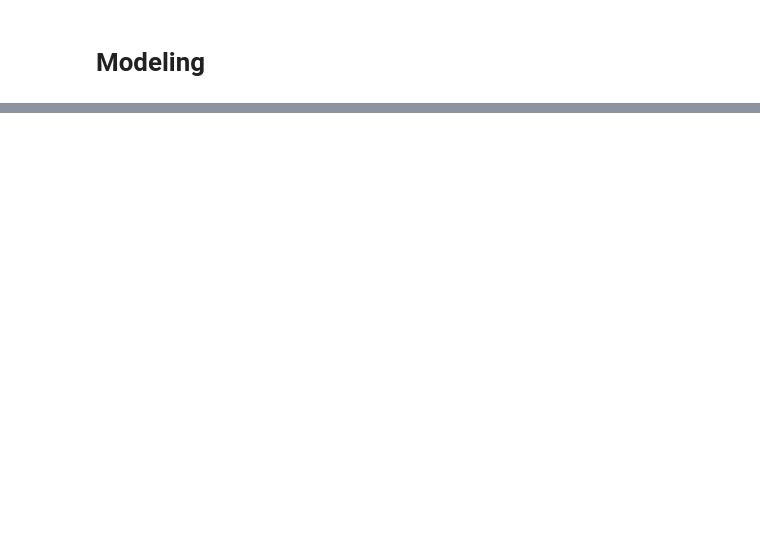
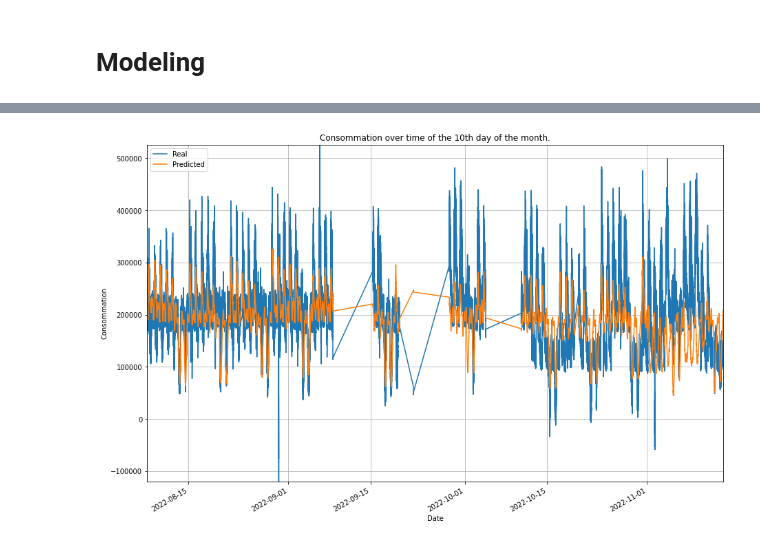
Before and after one commit to cojre/ml-project-2-stockdataholm, a Jupyter notebook: main.ipynb, the cells around one changed output, grey strips where cells are left out. Saved outputs shown, nothing was run; the diff lists cells and outputs as text; code cells hidden in the pictures; blank space fills up the shorter version.

```diff
--- a/main.ipynb
+++ b/main.ipynb
@@ -412,0 +425,28 @@ print(r2)
+# %%
+y_test_=y_test
+y_pred_=y_pred
+# %%
+#add to y_test and y_pred the year month day hour minute second
+y_test_['Year'] = X_test['Year']
+y_test_['Month'] = X_test['Month']
+y_test_['Day'] = X_test['Day']
+y_test_['Hour'] = X_test['Hour']
+y_test_['Minute'] = X_test['Minute']
+
+
+y_test_['Date'] = pd.to_datetime(y_test_[['Year', 'Month', 'Day', 'Hour', 'Minute']])
+y_test_ = y_test_.drop(['Year', 'Month', 'Day', 'Hour', 'Minute'], axis=1)
+
+y_test_.head()
+
+
+y_pred_ = pd.DataFrame(y_pred_, index=y_test_.index)
+y_pred_['Date'] = y_test_['Date']
+# %%
+y_pred_.head()
+#create a dataframe with the date and the real value and the predicted value
+df_pred = pd.DataFrame()
+df_pred['Date'] = y_pred_['Date']
+df_pred['Real'] = y_test_['Value']
+df_pred['Predicted'] = y_pred_[0]
+df_pred.head()
@@ -412,0 +460,16 @@ print(r2)
+# %%
+#plot the real value and the predicted value
+fig, ax = plt.subplots(figsize=(15, 10))
+ax.plot(df_pred['Date'], df_pred['Real'], label='Real')
+ax.plot(df_pred['Date'], df_pred['Predicted'], label='Predicted')
+ax.set_title("Consommation over time of the 10th day of the month.")
+ax.set_xlabel('Date')
+ax.set_ylabel('Consommation')
+ax.set_xlim(df_pred['Date'].min(), df_pred['Date'].max())
+ax.set_ylim(df_pred['Real'].min(), df_pred['Real'].max())
+ax.grid(True)
+ax.legend()
+fig.autofmt_xdate()
+plt.show()
+# %% [output]
+[figure, added]
```
Also changed, not shown: parts of 6 cells of this notebook.
